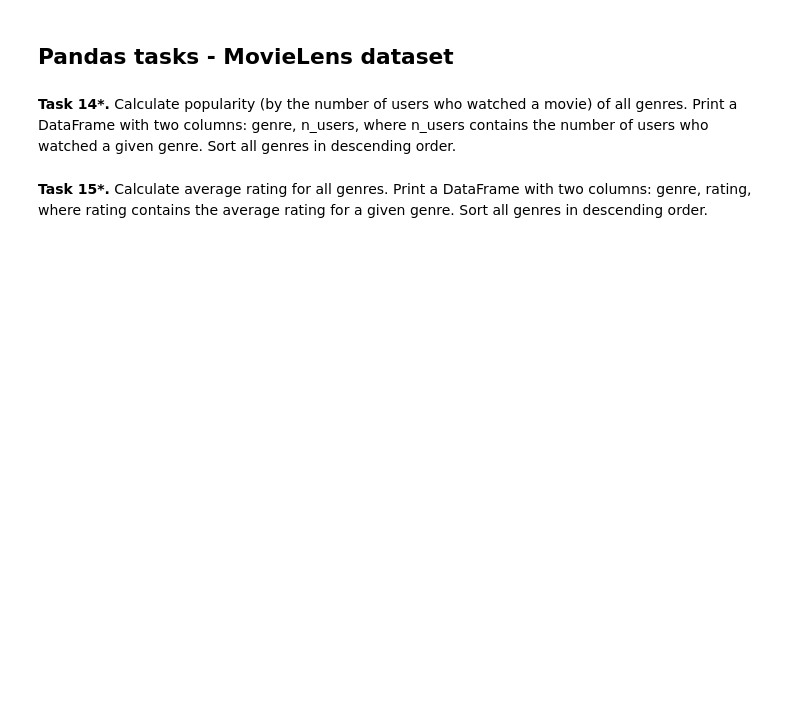
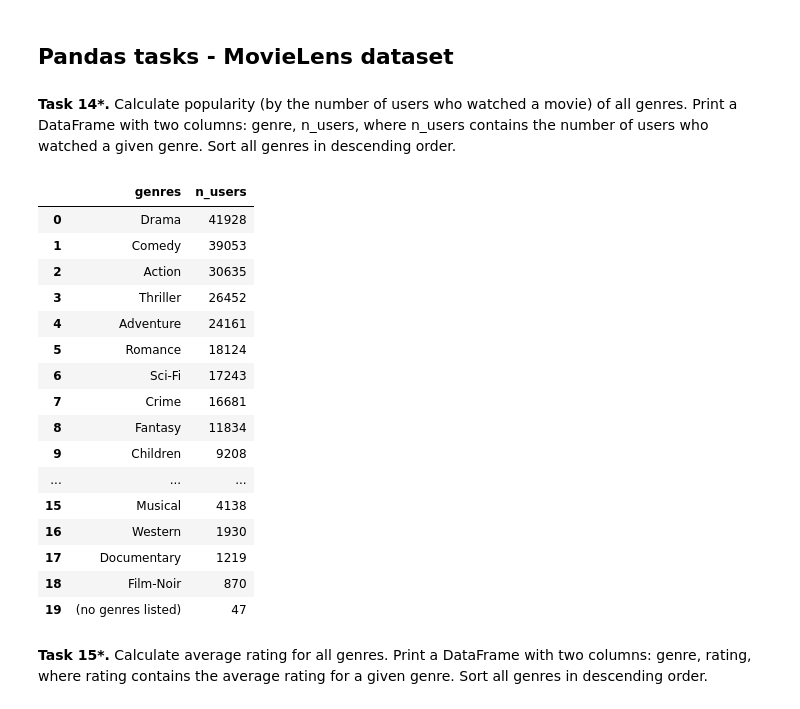
Before and after one commit to e-lawniczak/recommender-systems-class, a Jupyter notebook: class_02_numpy_pandas.ipynb, the cells around one changed output. Saved outputs shown, nothing was run; the diff lists cells and outputs as text; code cells hidden in the pictures; blank space fills up the shorter version.

```diff
--- a/class_02_numpy_pandas.ipynb
+++ b/class_02_numpy_pandas.ipynb
@@ -196,6 +278,59 @@ to hours played and print the first 10 rows from the entire Steam dataset after
 **Task 14\*.** Calculate popularity (by the number of users who watched a movie) of all genres. Print a DataFrame with two columns: genre, n_users, where n_users contains the number of users who watched a given genre. Sort all genres in descending order.
 # %%
 # Write your code here
+g = ml_df.loc[:].copy()
+d = dict()
+
+def f(x):
+    stri = str(x).split('|')
+    for y in stri:
+        if y in d:
+            d[y][0]  += 1
+        else:
+            d[y]  = [1]
+
+
+g['genres'].apply(lambda x: f(x) )
+
+
+g = g.groupby('genres').count().reset_index()
+g = g.loc[:, ['genres', 'userId']]
+
+df_d = {
+    'genres': [],
+    'n_users': []
+}
+
+for key in d:
+    df_d['genres'].append(key)
+    df_d['n_users'].append(d[key][0])
+
+df = pd.DataFrame.from_dict(df_d)
+
+
+
+df = df.sort_values(by='n_users', ascending=False).reset_index()
+
+df = df.loc[:, ['genres', 'n_users']]
+display(df)
+# %% [output]
+|  | genres | n_users |
+| 0 | Drama | 41928 |
+| 1 | Comedy | 39053 |
+| 2 | Action | 30635 |
+| 3 | Thriller | 26452 |
+| 4 | Adventure | 24161 |
+| 5 | Romance | 18124 |
+| 6 | Sci-Fi | 17243 |
+| 7 | Crime | 16681 |
+| 8 | Fantasy | 11834 |
+| 9 | Children | 9208 |
+| ... | ... | ... |
+| 15 | Musical | 4138 |
+| 16 | Western | 1930 |
+| 17 | Documentary | 1219 |
+| 18 | Film-Noir | 870 |
+| 19 | (no genres listed) | 47 |
 # %% [markdown]
 **Task 15\*.** Calculate average rating for all genres. Print a DataFrame with two columns: genre, rating, where rating contains the average rating for a given genre. Sort all genres in descending order.
 # %%
```
Also changed, not shown: parts of 10 cells of this notebook, 2 other files.
